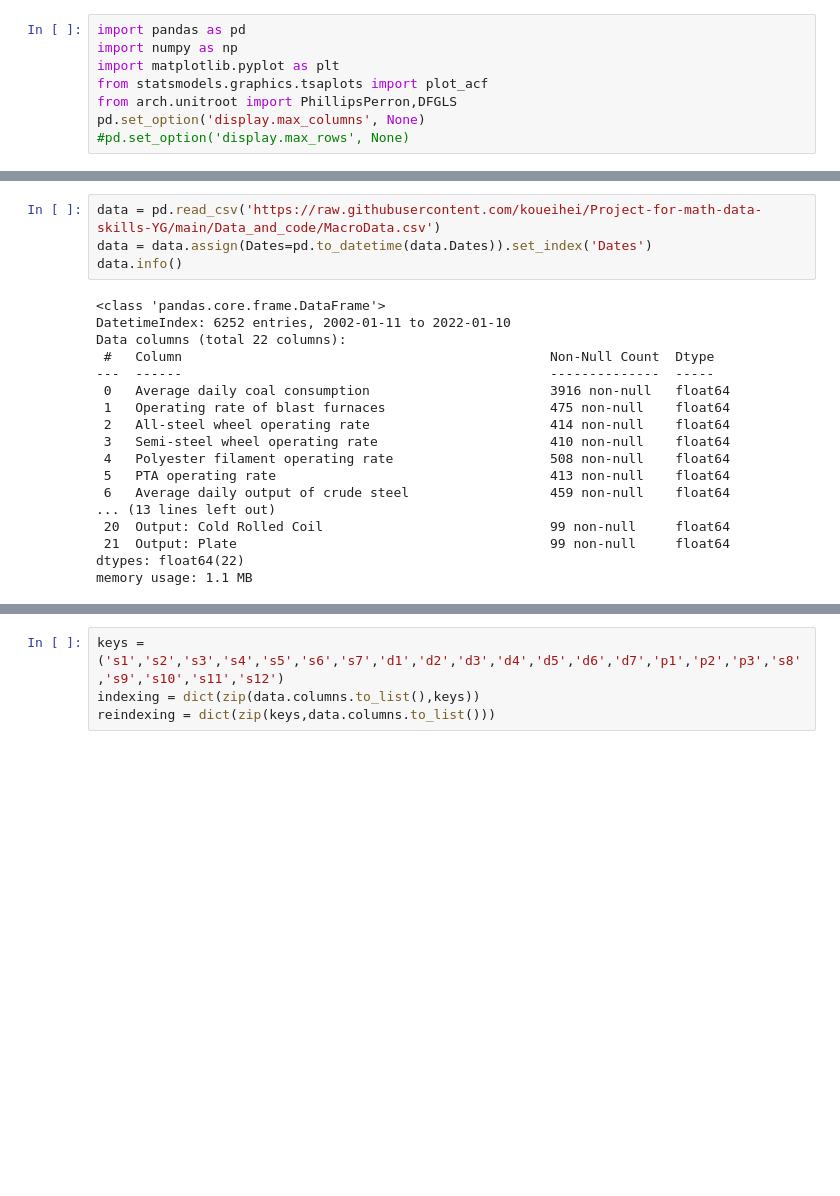
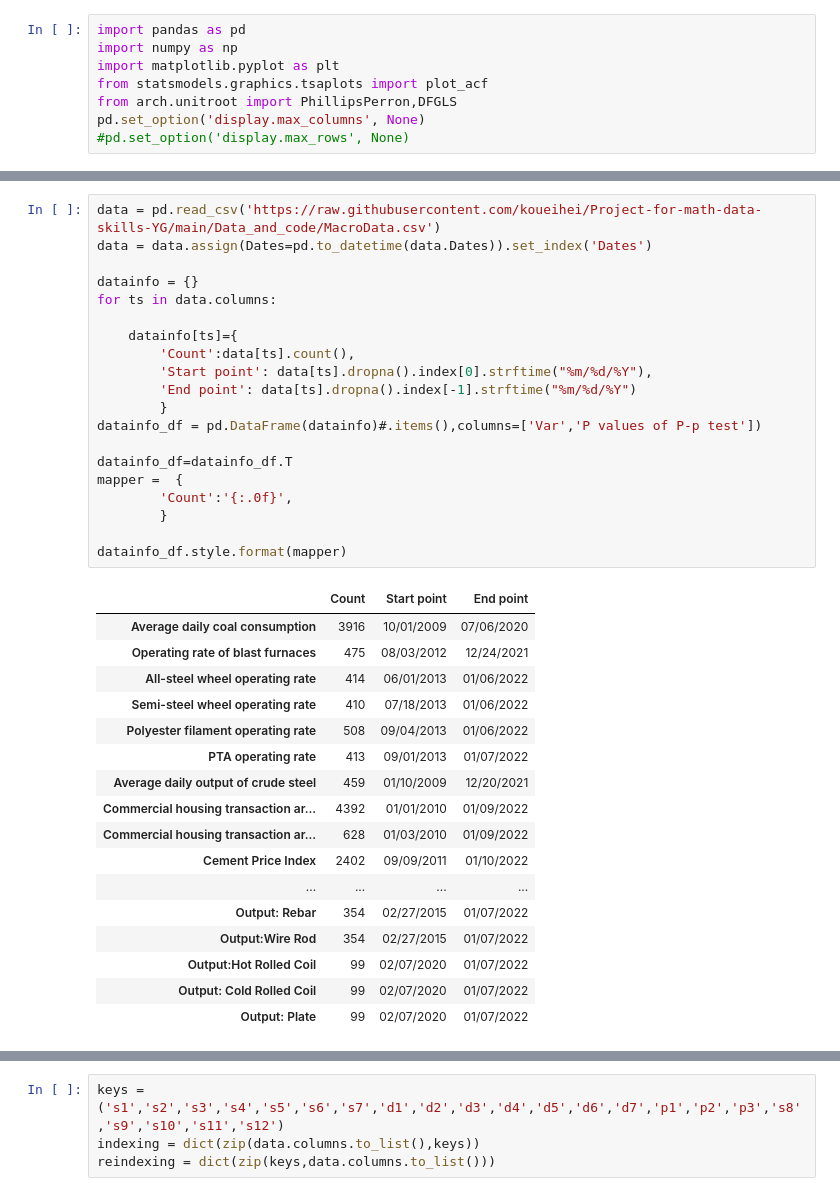
Before and after one commit to koueihei/Project-for-math-data-skills-YG, a Jupyter notebook: Data_and_code/datacleaningMacro.ipynb, the cells around one changed output, grey strips where cells are left out. Saved outputs shown, nothing was run; the diff lists cells and outputs as text; blank space fills up the shorter version.

```diff
--- a/Data_and_code/datacleaningMacro.ipynb
+++ b/Data_and_code/datacleaningMacro.ipynb
@@ -9,22 +17,38 @@ pd.set_option('display.max_columns', None)
 # %%
 data = pd.read_csv('https://raw.githubusercontent.com/koueihei/Project-for-math-data-skills-YG/main/Data_and_code/MacroData.csv')
 data = data.assign(Dates=pd.to_datetime(data.Dates)).set_index('Dates')
-data.info()
+
+datainfo = {}
+for ts in data.columns:
+
+    datainfo[ts]={
+        'Count':data[ts].count(),
+        'Start point': data[ts].dropna().index[0].strftime("%m/%d/%Y"),
+        'End point': data[ts].dropna().index[-1].strftime("%m/%d/%Y")
+        }
+datainfo_df = pd.DataFrame(datainfo)#.items(),columns=['Var','P values of P-p test'])
+
+datainfo_df=datainfo_df.T
+mapper =  {
+        'Count':'{:.0f}',
+        }
+
+datainfo_df.style.format(mapper)
 # %% [output]
-<class 'pandas.core.frame.DataFrame'>
-DatetimeIndex: 6252 entries, 2002-01-11 to 2022-01-10
-Data columns (total 22 columns):
- #   Column                                               Non-Null Count  Dtype
----  ------                                               --------------  -----
- 0   Average daily coal consumption                       3916 non-null   float64
- 1   Operating rate of blast furnaces                     475 non-null    float64
- 2   All-steel wheel operating rate                       414 non-null    float64
- 3   Semi-steel wheel operating rate                      410 non-null    float64
- 4   Polyester filament operating rate                    508 non-null    float64
- 5   PTA operating rate                                   413 non-null    float64
- 6   Average daily output of crude steel                  459 non-null    float64
-... (13 lines left out)
- 20  Output: Cold Rolled Coil                             99 non-null     float64
- 21  Output: Plate                                        99 non-null     float64
-dtypes: float64(22)
-memory usage: 1.1 MB
+|  | Count | Start point | End point |
+| Average daily coal consumption | 3916 | 10/01/2009 | 07/06/2020 |
+| Operating rate of blast furnaces | 475 | 08/03/2012 | 12/24/2021 |
+| All-steel wheel operating rate | 414 | 06/01/2013 | 01/06/2022 |
+| Semi-steel wheel operating rate | 410 | 07/18/2013 | 01/06/2022 |
+| Polyester filament operating rate | 508 | 09/04/2013 | 01/06/2022 |
+| PTA operating rate | 413 | 09/01/2013 | 01/07/2022 |
+| Average daily output of crude steel | 459 | 01/10/2009 | 12/20/2021 |
+| Commercial housing transaction ar... | 4392 | 01/01/2010 | 01/09/2022 |
+| Commercial housing transaction ar... | 628 | 01/03/2010 | 01/09/2022 |
+| Cement Price Index | 2402 | 09/09/2011 | 01/10/2022 |
+| ... | ... | ... | ... |
+| Output: Rebar | 354 | 02/27/2015 | 01/07/2022 |
+| Output:Wire Rod | 354 | 02/27/2015 | 01/07/2022 |
+| Output:Hot Rolled Coil | 99 | 02/07/2020 | 01/07/2022 |
+| Output: Cold Rolled Coil | 99 | 02/07/2020 | 01/07/2022 |
+| Output: Plate | 99 | 02/07/2020 | 01/07/2022 |
```
Also changed, not shown: parts of 19 cells of this notebook.
